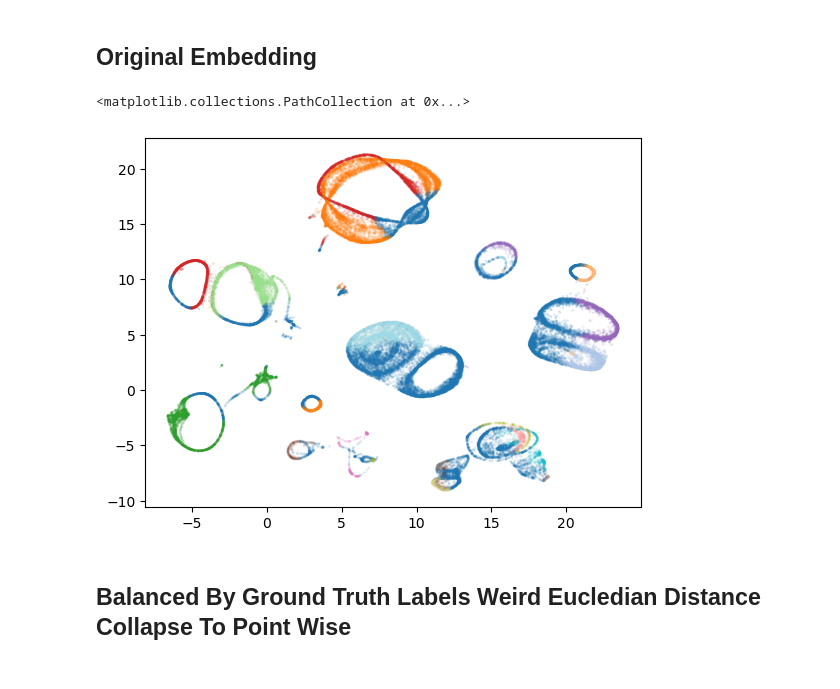
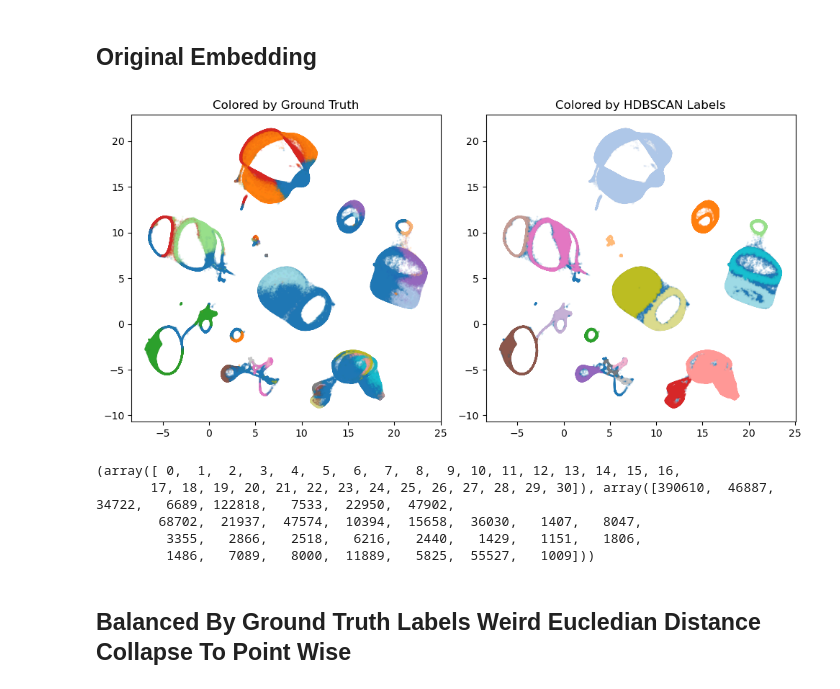
Before and after one commit to georgevenven/tweety_bert, a Jupyter notebook: umap_exploration.ipynb, the cells around one changed output. Saved outputs shown, nothing was run; the diff lists cells and outputs as text; code cells hidden in the pictures.

```diff
--- a/umap_exploration.ipynb
+++ b/umap_exploration.ipynb
@@ -3,19 +3,34 @@
 # %%
 import numpy as np
 import matplotlib.pyplot as plt
 
 
-f = np.load("files/llb16_raw_false.npz")
+f = np.load("/Users/georgev/Downloads/llb16_raw_false.npz")
 
-embedding = f["embedding_outputs"][:50000]
-neural_states = f["predictions"][:50000]
-ground_truth = f["ground_truth_labels"][:50000]
-hdbscan_labels = f["hdbscan_labels"][:50000]
+embedding = f["embedding_outputs"]
+neural_states = f["predictions"]
+ground_truth = f["ground_truth_labels"]
+hdbscan_labels = f["hdbscan_labels"]
 
-plt.scatter(embedding[:, 0], embedding[:, 1], c=ground_truth, cmap="tab20", alpha=0.1, s=1)
-plt.scatter(embedding[:, 0], embedding[:, 1], c=hdbscan_labels, cmap="tab20", alpha=0.1, s=1)
+fig, axes = plt.subplots(1, 2, figsize=(10, 5))
+
+sc0 = axes[0].scatter(embedding[:, 0], embedding[:, 1], c=ground_truth, cmap="tab20", alpha=0.1, s=1)
+axes[0].set_title("Colored by Ground Truth")
+
+sc1 = axes[1].scatter(embedding[:, 0], embedding[:, 1], c=hdbscan_labels, cmap="tab20", alpha=0.1, s=1)
+axes[1].set_title("Colored by HDBSCAN Labels")
+
+plt.tight_layout()
+plt.show()
 # %% [output]
-<matplotlib.collections.PathCollection at 0x...>
-[figure, old version]
+[figure, new version]
+# %%
+print(np.unique(ground_truth, return_counts=True))
+# %% [output]
+(array([ 0,  1,  2,  3,  4,  5,  6,  7,  8,  9, 10, 11, 12, 13, 14, 15, 16,
+       17, 18, 19, 20, 21, 22, 23, 24, 25, 26, 27, 28, 29, 30]), array([390610,  46887,  34722,   6689, 122818,   7533,  22950,  47902,
+        68702,  21937,  47574,  10394,  15658,  36030,   1407,   8047,
+         3355,   2866,   2518,   6216,   2440,   1429,   1151,   1806,
+         1486,   7089,   8000,  11889,   5825,  55527,   1009]))
 # %% [markdown]
 ## Balanced By Ground Truth Labels Weird Eucledian Distance Collapse To Point Wise
```
Also changed, not shown: parts of 4 cells of this notebook.
